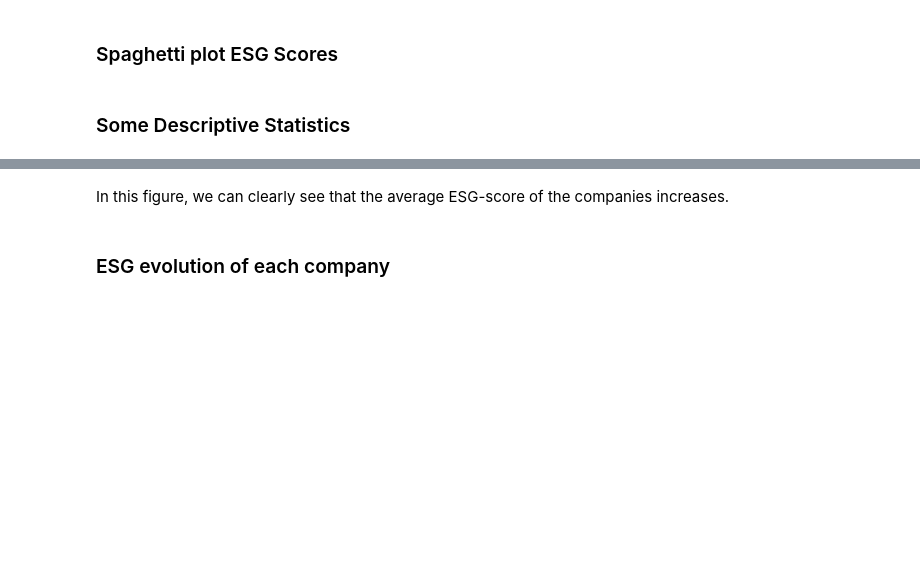
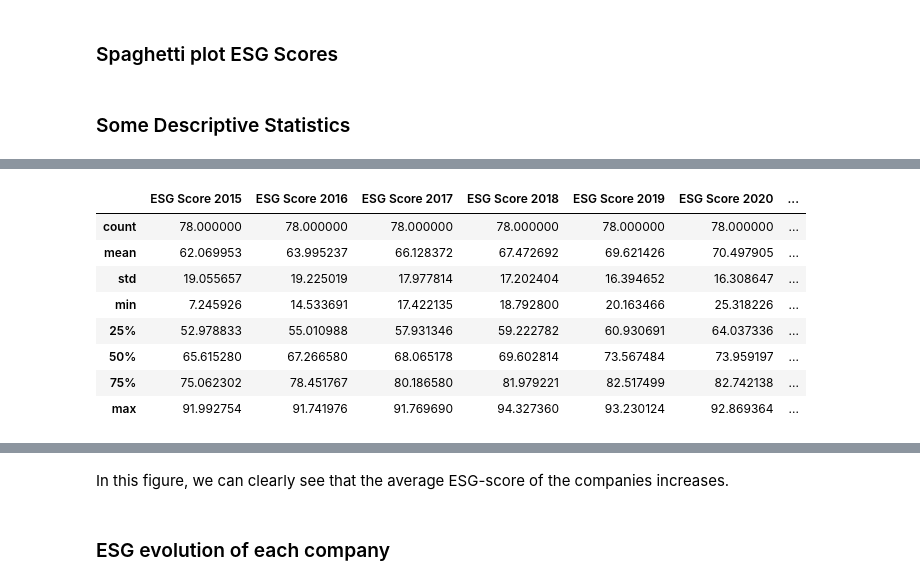
Before and after one commit to AukeVanSighem/ECB-Bond-Purchases, a Jupyter notebook: DataAnalysis.ipynb, the cells around one changed output, grey strips where cells are left out. Saved outputs shown, nothing was run; the diff lists cells and outputs as text; code cells hidden in the pictures; blank space fills up the shorter version.

```diff
--- a/DataAnalysis.ipynb
+++ b/DataAnalysis.ipynb
@@ -547,3 +583,15 @@ esg_company_data.describe()
+# %%
+esg_company_data_eligible.describe()
+# %% [output]
+|  | ESG Score 2015 | ESG Score 2016 | ESG Score 2017 | ESG Score 2018 | ESG Score 2019 | ESG Score 2020 | ... |
+| count | 78.000000 | 78.000000 | 78.000000 | 78.000000 | 78.000000 | 78.000000 | ... |
+| mean | 62.069953 | 63.995237 | 66.128372 | 67.472692 | 69.621426 | 70.497905 | ... |
+| std | 19.055657 | 19.225019 | 17.977814 | 17.202404 | 16.394652 | 16.308647 | ... |
+| min | 7.245926 | 14.533691 | 17.422135 | 18.792800 | 20.163466 | 25.318226 | ... |
+| 25% | 52.978833 | 55.010988 | 57.931346 | 59.222782 | 60.930691 | 64.037336 | ... |
+| 50% | 65.615280 | 67.266580 | 68.065178 | 69.602814 | 73.567484 | 73.959197 | ... |
+| 75% | 75.062302 | 78.451767 | 80.186580 | 81.979221 | 82.517499 | 82.742138 | ... |
+| max | 91.992754 | 91.741976 | 91.769690 | 94.327360 | 93.230124 | 92.869364 | ... |
 # %%
 plt.figure(figsize=(10,5))
 
```
Also changed, not shown: parts of 11 cells of this notebook.
